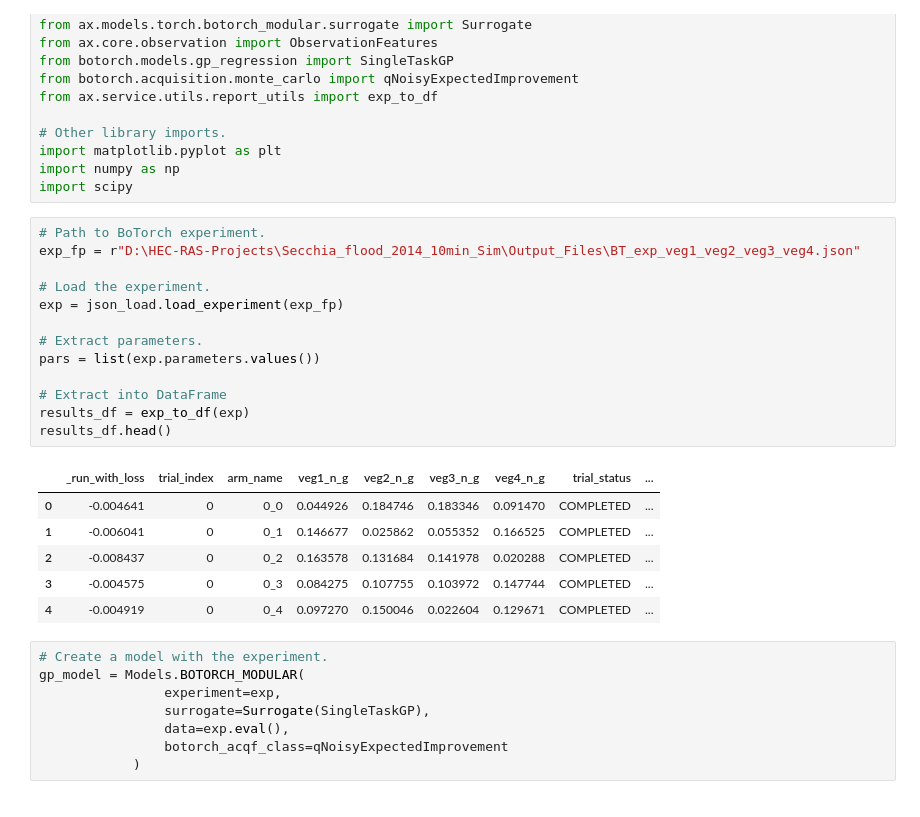
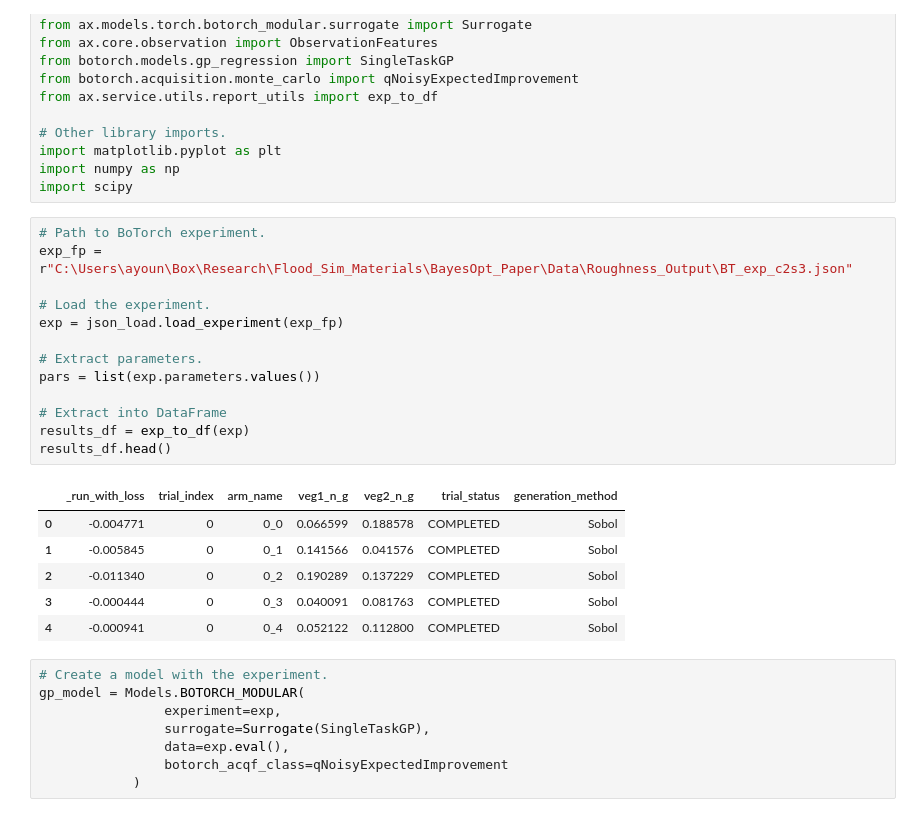
Before and after one commit to alex-l-young/rasopt, a Jupyter notebook: examples/model_marginals.ipynb, the cells around one changed output. Saved outputs shown, nothing was run; the diff lists cells and outputs as text.

```diff
--- a/examples/model_marginals.ipynb
+++ b/examples/model_marginals.ipynb
@@ -14,24 +14,24 @@ import numpy as np
 import scipy
 # %%
 # Path to BoTorch experiment.
-exp_fp = r"D:\HEC-RAS-Projects\Secchia_flood_2014_10min_Sim\Output_Files\BT_exp_veg1_veg2_veg3_veg4.json"
+exp_fp = r"C:\Users\ayoun\Box\Research\Flood_Sim_Materials\BayesOpt_Paper\Data\Roughness_Output\BT_exp_c2s3.json"
 
 # Load the experiment.
 exp = json_load.load_experiment(exp_fp)
 
 # Extract parameters.
 pars = list(exp.parameters.values())
 
 # Extract into DataFrame
 results_df = exp_to_df(exp)
 results_df.head()
 # %% [output]
-|  | _run_with_loss | trial_index | arm_name | veg1_n_g | veg2_n_g | veg3_n_g | veg4_n_g | trial_status | ... |
-| 0 | -0.004641 | 0 | 0_0 | 0.044926 | 0.184746 | 0.183346 | 0.091470 | COMPLETED | ... |
-| 1 | -0.006041 | 0 | 0_1 | 0.146677 | 0.025862 | 0.055352 | 0.166525 | COMPLETED | ... |
-| 2 | -0.008437 | 0 | 0_2 | 0.163578 | 0.131684 | 0.141978 | 0.020288 | COMPLETED | ... |
-| 3 | -0.004575 | 0 | 0_3 | 0.084275 | 0.107755 | 0.103972 | 0.147744 | COMPLETED | ... |
-| 4 | -0.004919 | 0 | 0_4 | 0.097270 | 0.150046 | 0.022604 | 0.129671 | COMPLETED | ... |
+|  | _run_with_loss | trial_index | arm_name | veg1_n_g | veg2_n_g | trial_status | generation_method |
+| 0 | -0.004771 | 0 | 0_0 | 0.066599 | 0.188578 | COMPLETED | Sobol |
+| 1 | -0.005845 | 0 | 0_1 | 0.141566 | 0.041576 | COMPLETED | Sobol |
+| 2 | -0.011340 | 0 | 0_2 | 0.190289 | 0.137229 | COMPLETED | Sobol |
+| 3 | -0.000444 | 0 | 0_3 | 0.040091 | 0.081763 | COMPLETED | Sobol |
+| 4 | -0.000941 | 0 | 0_4 | 0.052122 | 0.112800 | COMPLETED | Sobol |
 # %%
 # Create a model with the experiment.
 gp_model = Models.BOTORCH_MODULAR(
```
Also changed, not shown: parts of 4 cells of this notebook.
